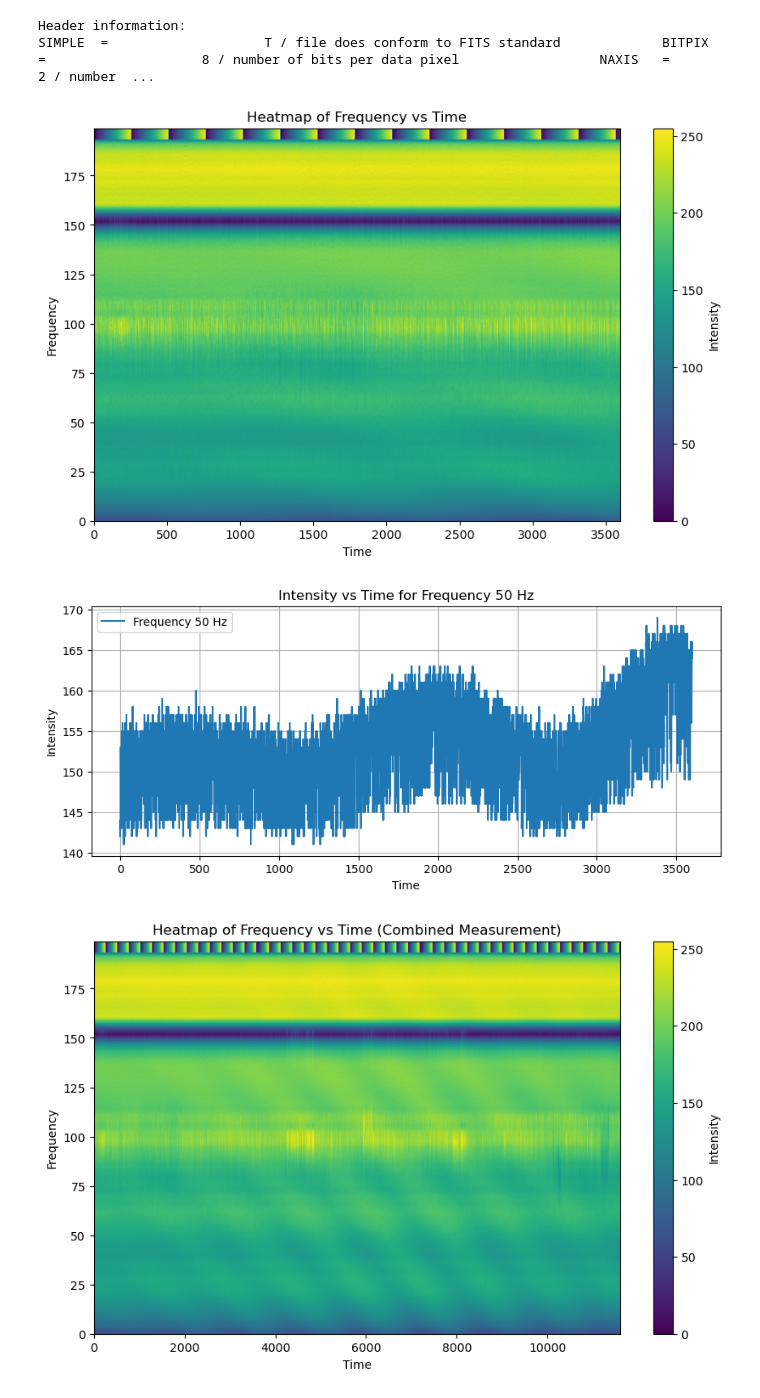
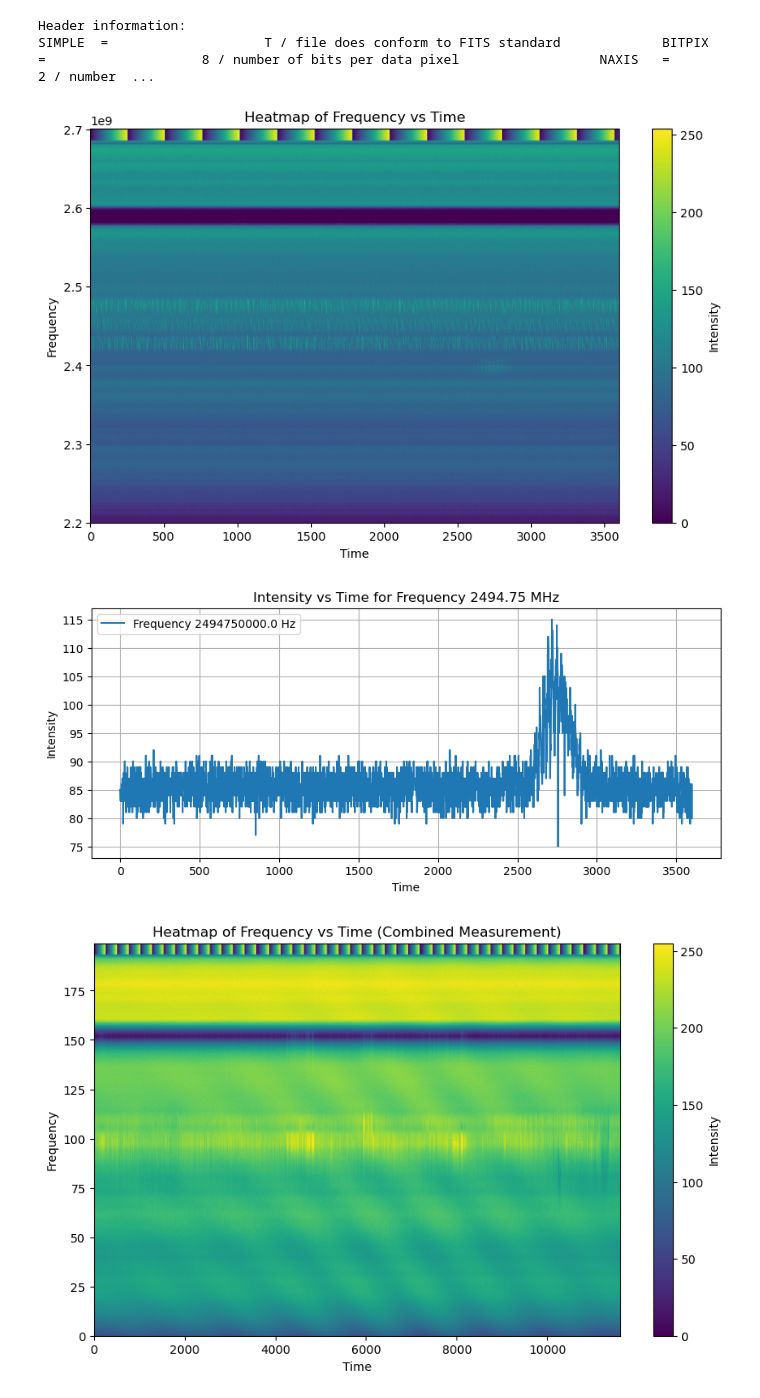
Before and after one commit to muellvin/radio-interferometry, a Jupyter notebook: Heatmap_whole.ipynb, the cells around one changed output. Saved outputs shown, nothing was run; the diff lists cells and outputs as text; code cells hidden in the pictures.

```diff
--- a/Heatmap_whole.ipynb
+++ b/Heatmap_whole.ipynb
@@ -5,7 +5,7 @@ import matplotlib.pyplot as plt
 import numpy as np
 
 # Load the .fits file
-file_path = "sun_meas_25/meas_1/ETH_20250107_110501_01.fit"  # Replace with your actual file path
+file_path = "sat_interest_25/ETH_20250108_051503_01.fit"  # Replace with your actual file path
 hdul = fits.open(file_path)
 
 # Display the header information (optional)
@@ -18,38 +18,40 @@ data = hdul[0].data
 # Extract frequency and time from header (if provided)
 # You may need to adjust these keys based on your file
 freq_axis = np.arange(data.shape[0])  # Dummy frequency axis if not provided
+freq_axis = hdul[1].data[0][1] * 1000000
 time_axis = np.arange(data.shape[1])  # Dummy time axis if not provided
+#time_axis = hdul[1].data[0][0] / 4
 
 # Close the file
 hdul.close()
 
 # Create the heatmap
 plt.figure(figsize=(10, 6))
 plt.imshow(data, aspect='auto', origin='lower', extent=[time_axis.min(), time_axis.max(), freq_axis.min(), freq_axis.max()], cmap='viridis')
 plt.colorbar(label='Intensity')
 plt.xlabel('Time')
 plt.ylabel('Frequency')
 plt.title('Heatmap of Frequency vs Time')
 plt.show()
 
 # Choose a specific frequency index (modify as needed)
-frequency_index = 50  # Example: choose the 50th frequency; adjust as per your data
+frequency_index = 79  # Example: choose the 50th frequency; adjust as per your data
 chosen_frequency = freq_axis[frequency_index]  # Get the actual frequency value if freq_axis is defined
 
 # Plot the intensity of the chosen frequency over time
 plt.figure(figsize=(10, 4))
 plt.plot(time_axis, data[frequency_index, :], label=f'Frequency {chosen_frequency} Hz')
 plt.xlabel('Time')
 plt.ylabel('Intensity')
-plt.title(f'Intensity vs Time for Frequency {chosen_frequency} Hz')
+plt.title(f'Intensity vs Time for Frequency {chosen_frequency/10e5} MHz')
 plt.legend()
 plt.grid(True)
 plt.show()
 # %% [output]
 Header information:
 SIMPLE  =                    T / file does conform to FITS standard             BITPIX  =                    8 / number of bits per data pixel                  NAXIS   =                    2 / number  ...
-[figure, old version]
+[figure, new version]
-[figure, old version]
+[figure, new version]
 # %%
 # Import necessary libraries
 from astropy.io import fits
```
Also changed, not shown: 11 other files.
